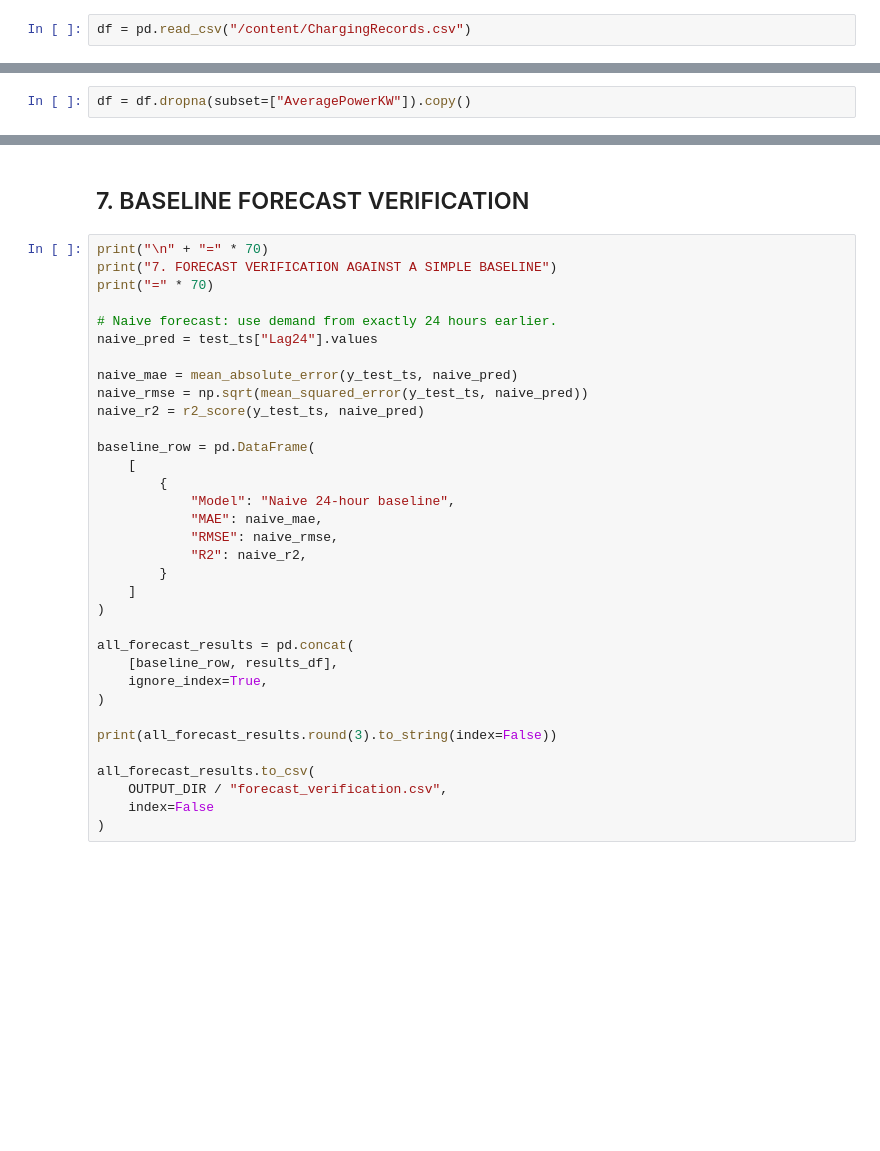
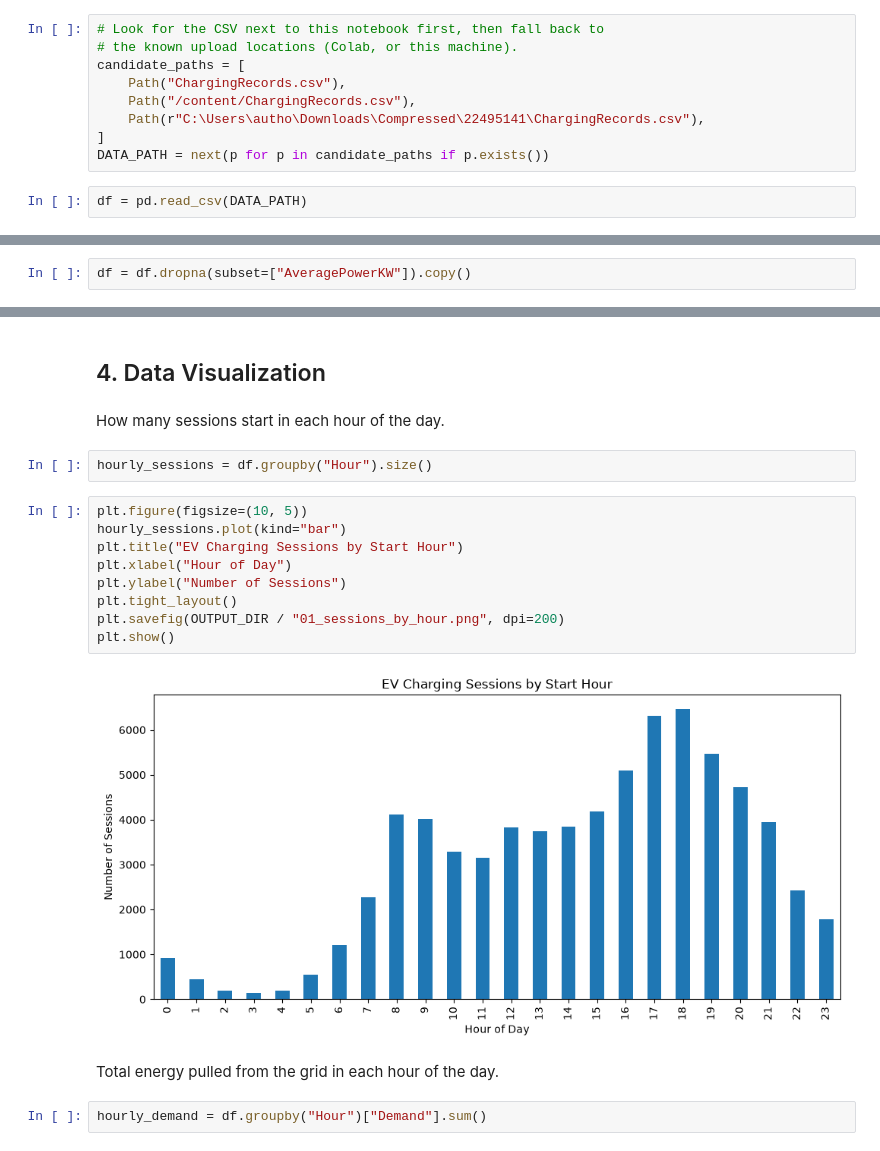
Before and after one commit to codemiitkumar/AAI-501-Group-3-EV-Charging-And-Revenue-Optimization, a Jupyter notebook: EV_Charging_Patterns_and_Revenue_Optimisation.ipynb, the cells around one changed output, grey strips where cells are left out. Saved outputs shown, nothing was run; the diff lists cells and outputs as text; blank space fills up the shorter version.

```diff
--- a/EV_Charging_Patterns_and_Revenue_Optimisation.ipynb
+++ b/EV_Charging_Patterns_and_Revenue_Optimisation.ipynb
@@ -37,8 +40,17 @@ OUTPUT_DIR = Path("ev_project_output")
 OUTPUT_DIR.mkdir(exist_ok=True)
 # %%
 RANDOM_STATE = 42
+# %%
+# Look for the CSV next to this notebook first, then fall back to
+# the known upload locations (Colab, or this machine).
+candidate_paths = [
+    Path("ChargingRecords.csv"),
+    Path("/content/ChargingRecords.csv"),
+    Path(r"C:\Users\autho\Downloads\Compressed\22495141\ChargingRecords.csv"),
+]
+DATA_PATH = next(p for p in candidate_paths if p.exists())
 # %%
-df = pd.read_csv("/content/ChargingRecords.csv")
+df = pd.read_csv(DATA_PATH)
 # %%
 df.head()
 # %% [output]
@@ -291,36 +227,21 @@ plt.show()
-# %% [markdown]
-## 7. BASELINE FORECAST VERIFICATION
-# %%
-print("\n" + "=" * 70)
-print("7. FORECAST VERIFICATION AGAINST A SIMPLE BASELINE")
-print("=" * 70)
-
-# Naive forecast: use demand from exactly 24 hours earlier.
-naive_pred = test_ts["Lag24"].values
-
-naive_mae = mean_absolute_error(y_test_ts, naive_pred)
-naive_rmse = np.sqrt(mean_squared_error(y_test_ts, naive_pred))
-naive_r2 = r2_score(y_test_ts, naive_pred)
-
-baseline_row = pd.DataFrame(
-    [
-        {
-            "Model": "Naive 24-hour baseline",
-            "MAE": naive_mae,
-            "RMSE": naive_rmse,
-            "R2": naive_r2,
-        }
-    ]
-)
-
-all_forecast_results = pd.concat(
-    [baseline_row, results_df],
-    ignore_index=True,
-)
-
-print(all_forecast_results.round(3).to_string(index=False))
-
-all_forecast_results.to_csv(
-    OUTPUT_DIR / "forecast_verification.csv",
-    index=False
-)
+# %% [markdown]
+## 4. Data Visualization
+# %% [markdown]
+How many sessions start in each hour of the day.
+# %%
+hourly_sessions = df.groupby("Hour").size()
+# %%
+plt.figure(figsize=(10, 5))
+hourly_sessions.plot(kind="bar")
+plt.title("EV Charging Sessions by Start Hour")
+plt.xlabel("Hour of Day")
+plt.ylabel("Number of Sessions")
+plt.tight_layout()
+plt.savefig(OUTPUT_DIR / "01_sessions_by_hour.png", dpi=200)
+plt.show()
+# %% [output]
+[figure, added]
+# %% [markdown]
+Total energy pulled from the grid in each hour of the day.
+# %%
+hourly_demand = df.groupby("Hour")["Demand"].sum()
```
Also changed, not shown: parts of 162 cells of this notebook, 21 other files.
